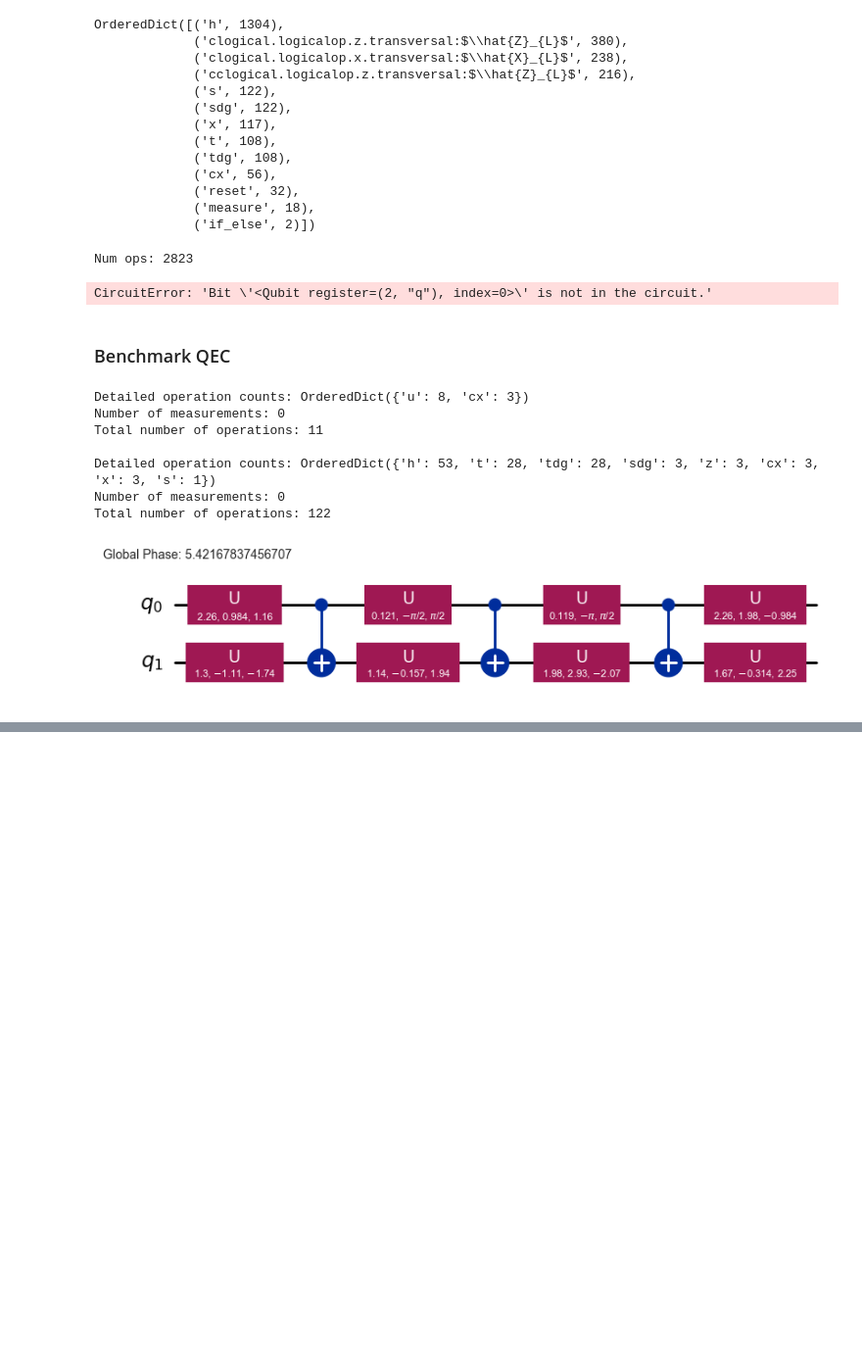
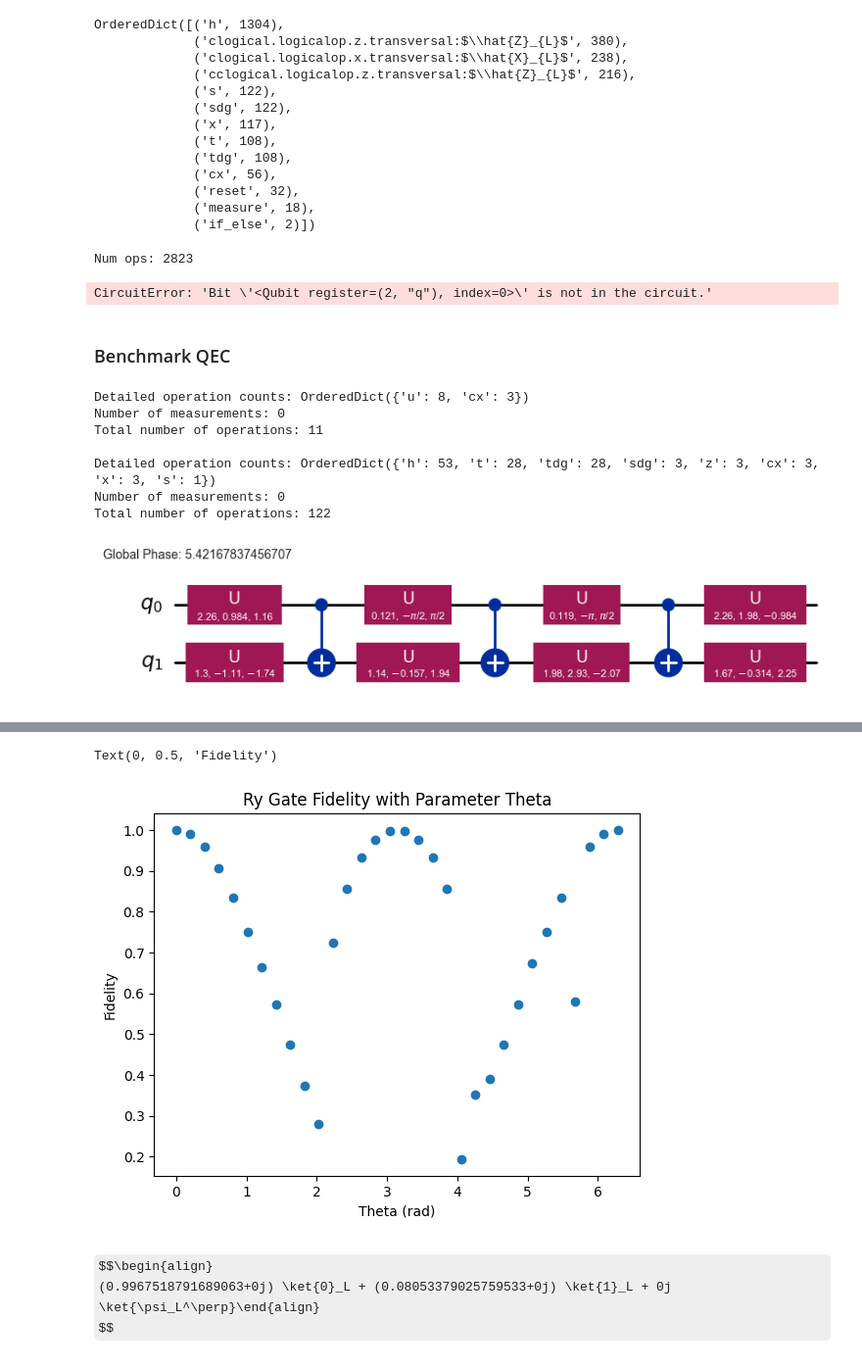
Before and after one commit to GT-Quantum-Computing-Association/LogicalQ, a Jupyter notebook: demos/QuantumSimulation.ipynb, the cells around one changed output, grey strips where cells are left out. Shown: that part at 98% size. Cells and saved outputs as stored; diff of their text form; code cells hidden in the pictures; some formulas as TeX source; blank space fills up the shorter version.

```diff
--- a/demos/QuantumSimulation.ipynb
+++ b/demos/QuantumSimulation.ipynb
@@ -789,0 +828,78 @@ Total number of operations: 122
+# %%
+#from LogicalQ.tests.TestLogicalGates import TestRx
+from LogicalQ.Library.QECCs import steane_code
+from LogicalQ.Logical import LogicalStatevector, logical_state_fidelity, LogicalCircuit
+from LogicalQ.tests.TestLogicalGates import TestRx
+from LogicalQ.Library.QECCs import steane_code
+from LogicalQ.Experiments import execute_circuits
+from qiskit import QuantumCircuit
+from qiskit.quantum_info import Statevector
+from LogicalQ.Library.HardwareModels import hardware_models_Quantinuum
+from tqdm import tqdm
+
+import numpy as np
+
+def TestRx(qeccs=None, shots=5e3, num_steps=16):
+
+    lsv_list = []
+
+    thetas = np.linspace(0, 2 * np.pi, num_steps)
+    fidelity_per_theta = {}
+
+    for theta in tqdm(thetas):
+        fidelities = []
+        for qecc in qeccs:
+            n, k, d = qecc["label"]
+
+            lqc_rx = LogicalCircuit(k, **qecc)
+            lqc_rx.encode([0], initial_states=[0])
+
+            targets = list(range(k))
+            #lqc_rx.h(0)
+            #lqc_rx.t(0)
+            lqc_rx.rx([0], theta)
+
+            lqc_rx.measure_all()
+
+            result = execute_circuits(lqc_rx, backend="aer_simulator", shots=shots, save_statevector=True)[0]#, hardware_model=hardware_models_Quantinuum["H2-1"])[0] #, coupling_map=None,
+            sv = result.get_statevector()
+            lsv = LogicalStatevector(sv, lqc_rx, k, qecc["label"], qecc["stabilizer_tableau"])
+
+
+            qc_rx = QuantumCircuit(1)
+            #qc_rx.h(0)
+            #qc_rx.t(0)
+            qc_rx.rx(theta, 0)
+            target_sv = Statevector(qc_rx)
+
+            lsv_list.append((sv,lsv,target_sv))
+
+            fidelity = logical_state_fidelity(lsv, target_sv)
+            fidelities.append(fidelity)
+        fidelity_per_theta[theta] = fidelities
+
+    return fidelity_per_theta, lsv_list
+
+
+fidelities_per_theta, lsv_list = TestRx([steane_code], 5e2, 32)
+
+fidel_list = [el[0] for el in list(fidelities_per_theta.values())]
+#fidel_list[fidel_list == [np.nan]] = 0
+
+num_steps = 32
+thetas = np.linspace(0, 2 * np.pi, num_steps)
+import matplotlib.pyplot as plt
+plt.scatter(thetas, fidel_list)
+plt.title("Ry Gate Fidelity with Parameter Theta")
+plt.xlabel("Theta (rad)")
+plt.ylabel("Fidelity")
+# %% [output]
+Text(0, 0.5, 'Fidelity')
+[figure, added]
+# %%
+ctrl_state='10'sv, lsv, target_sv = lsv_list[3]
+lsv.draw(output='latex')
+# %% [output]
+$$\begin{align}
+(0.9967518791689063+0j) \ket{0}_L + (0.08053379025759533+0j) \ket{1}_L + 0j \ket{\psi_L^\perp}\end{align}
+$$
```
Also changed, not shown: parts of 12 cells of this notebook, 3 other files.
